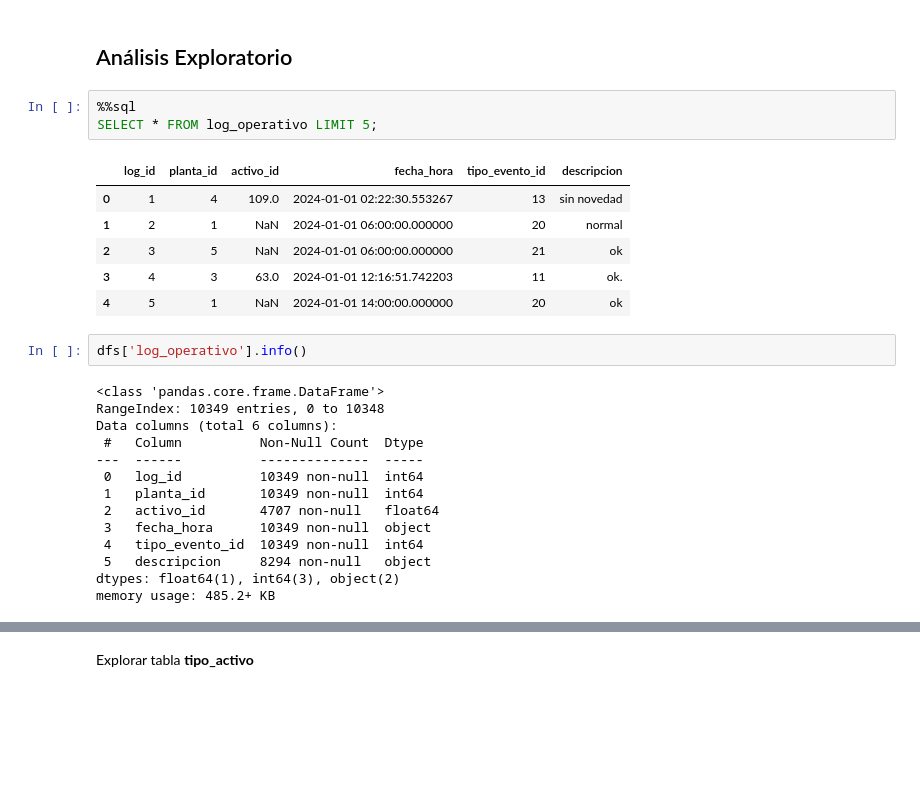
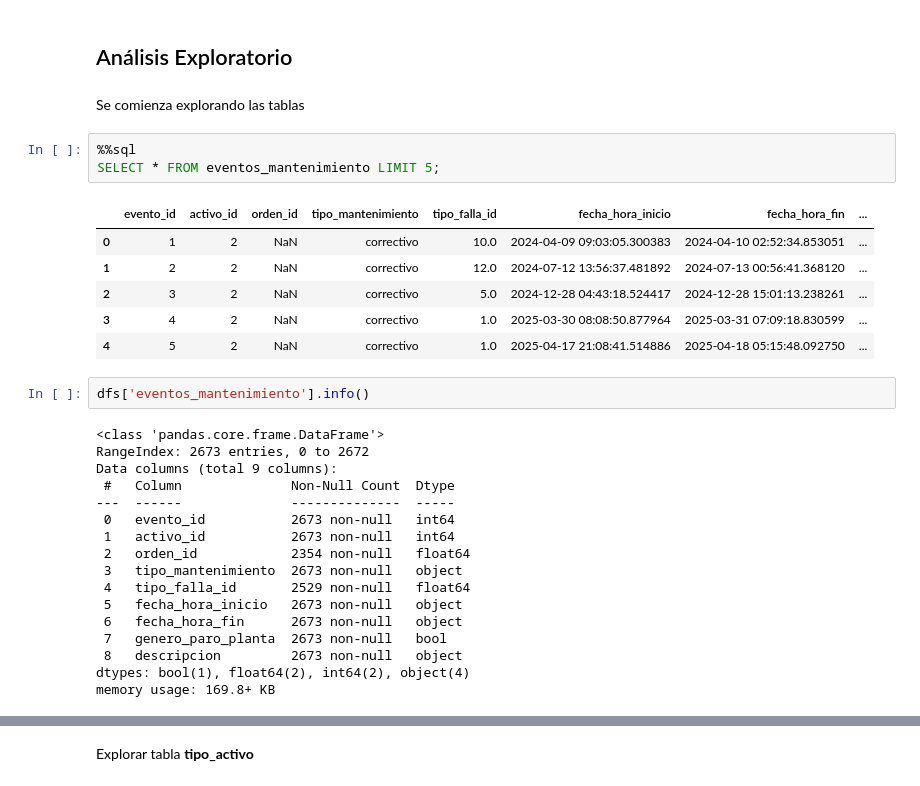
Before and after one commit to dcardone1/Maintenance_System_Analysis, a Jupyter notebook: Analysis.ipynb, the cells around one changed output, grey strips where cells are left out. Saved outputs shown, nothing was run; the diff lists cells and outputs as text; blank space fills up the shorter version.

Commit message:
se avanza con el análisis EDA en la tabla de eventos_mantenimiento

```diff
--- a/Analysis.ipynb
+++ b/Analysis.ipynb
@@ -79,29 +79,34 @@ Error al cargar las tablas o tablas cargadas previamente
 | 15 | tipo_medicion |
 # %% [markdown]
 ## Análisis Exploratorio
+# %% [markdown]
+Se comienza explorando las tablas
 # %%
 %%sql
-SELECT * FROM log_operativo LIMIT 5;
+SELECT * FROM eventos_mantenimiento LIMIT 5;
 # %% [output]
-|  | log_id | planta_id | activo_id | fecha_hora | tipo_evento_id | descripcion |
-| 0 | 1 | 4 | 109.0 | 2024-01-01 02:22:30.553267 | 13 | sin novedad |
-| 1 | 2 | 1 | NaN | 2024-01-01 06:00:00.000000 | 20 | normal |
-| 2 | 3 | 5 | NaN | 2024-01-01 06:00:00.000000 | 21 | ok |
-| 3 | 4 | 3 | 63.0 | 2024-01-01 12:16:51.742203 | 11 | ok. |
-| 4 | 5 | 1 | NaN | 2024-01-01 14:00:00.000000 | 20 | ok |
+|  | evento_id | activo_id | orden_id | tipo_mantenimiento | tipo_falla_id | fecha_hora_inicio | fecha_hora_fin | ... |
+| 0 | 1 | 2 | NaN | correctivo | 10.0 | 2024-04-09 09:03:05.300383 | 2024-04-10 02:52:34.853051 | ... |
+| 1 | 2 | 2 | NaN | correctivo | 12.0 | 2024-07-12 13:56:37.481892 | 2024-07-13 00:56:41.368120 | ... |
+| 2 | 3 | 2 | NaN | correctivo | 5.0 | 2024-12-28 04:43:18.524417 | 2024-12-28 15:01:13.238261 | ... |
+| 3 | 4 | 2 | NaN | correctivo | 1.0 | 2025-03-30 08:08:50.877964 | 2025-03-31 07:09:18.830599 | ... |
+| 4 | 5 | 2 | NaN | correctivo | 1.0 | 2025-04-17 21:08:41.514886 | 2025-04-18 05:15:48.092750 | ... |
 # %%
-dfs['log_operativo'].info()
+dfs['eventos_mantenimiento'].info()
 # %% [output]
 <class 'pandas.core.frame.DataFrame'>
-RangeIndex: 10349 entries, 0 to 10348
-Data columns (total 6 columns):
- #   Column          Non-Null Count  Dtype
----  ------          --------------  -----
- 0   log_id          10349 non-null  int64
- 1   planta_id       10349 non-null  int64
- 2   activo_id       4707 non-null   float64
- 3   fecha_hora      10349 non-null  object
- 4   tipo_evento_id  10349 non-null  int64
- 5   descripcion     8294 non-null   object
-dtypes: float64(1), int64(3), object(2)
-memory usage: 485.2+ KB
+RangeIndex: 2673 entries, 0 to 2672
+Data columns (total 9 columns):
+ #   Column              Non-Null Count  Dtype
+---  ------              --------------  -----
+ 0   evento_id           2673 non-null   int64
+ 1   activo_id           2673 non-null   int64
+ 2   orden_id            2354 non-null   float64
+ 3   tipo_mantenimiento  2673 non-null   object
+ 4   tipo_falla_id       2529 non-null   float64
+ 5   fecha_hora_inicio   2673 non-null   object
+ 6   fecha_hora_fin      2673 non-null   object
+ 7   genero_paro_planta  2673 non-null   bool
+ 8   descripcion         2673 non-null   object
+dtypes: bool(1), float64(2), int64(2), object(4)
+memory usage: 169.8+ KB
```
Also changed, not shown: parts of 16 cells of this notebook.
